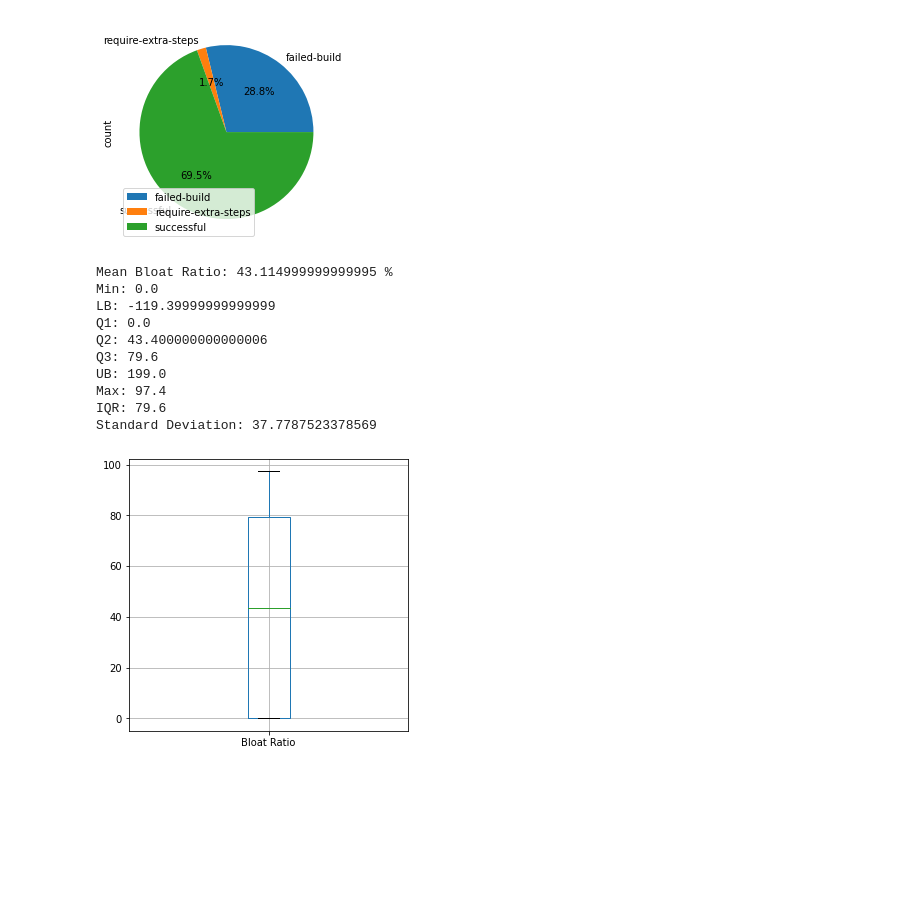
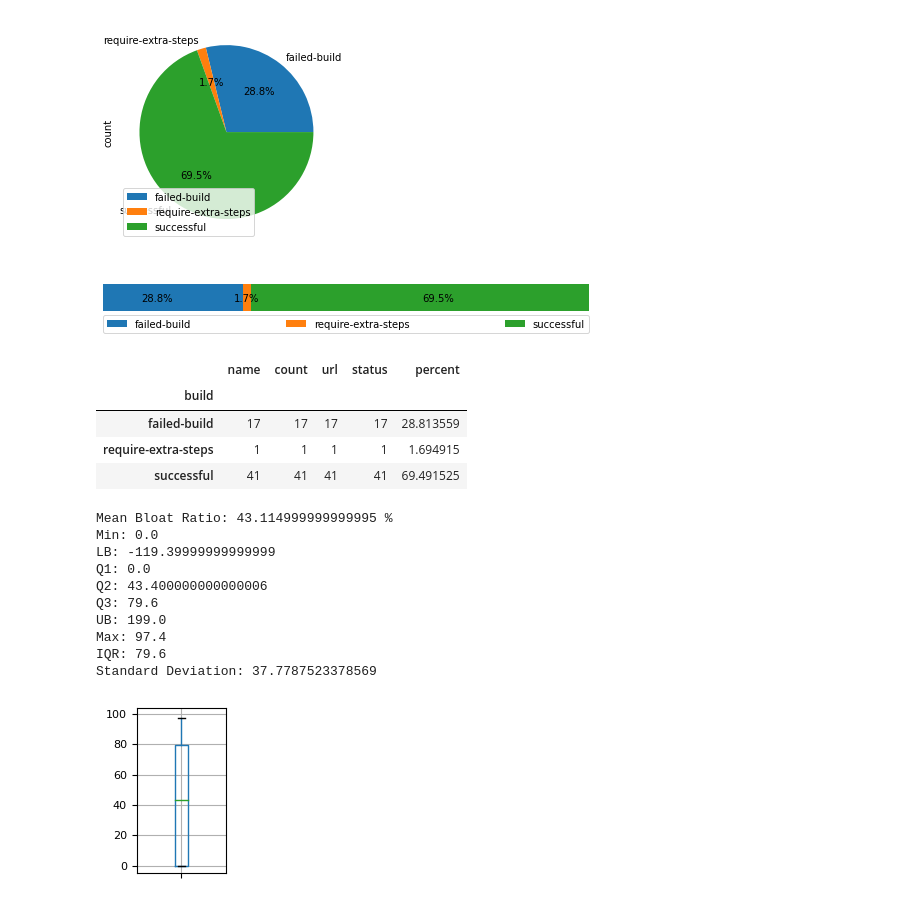
Before and after one commit to filipefigcorreia/hermit-study, a Jupyter notebook: hermit.ipynb, the cells around one changed output. Saved outputs shown, nothing was run; the diff lists cells and outputs as text; code cells hidden in the pictures; blank space fills up the shorter version.

```diff
--- a/hermit.ipynb
+++ b/hermit.ipynb
@@ -56,6 +56,45 @@ status_count.drop(columns=['name', 'url', 'status'])
 plt.savefig('build_pie.pdf', bbox_inches='tight')
 # %% [output]
 [figure]
+# %%
+status_count['percent'] = status_count['count']/status_count['count'].sum() * 100
+status_data = status_count.loc[:,['count','percent']]
+
+status_data
+df = pd.DataFrame(status_data['count'])
+df = df.T
+ax = df.plot.barh(stacked=True, figsize=(8.7,1))
+ax.axis('off')
+cols = int(len(df.columns)/1)
+ax.legend(bbox_to_anchor=(0, -0.15, 1, -0.15), loc='lower left',
+           ncol=cols, mode="expand", borderaxespad=0.)
+ax.margins(0,0)
+fig = ax.get_figure()
+
+
+offset = 0
+percents = status_data['percent'].to_dict().values()
+for i, v in enumerate(list(percents)):
+    lbl = str(round(v,1))+'%'
+    ax.text((offset+v/2)*0.67-len(str(lbl)), -0.06, lbl, color='black')
+    offset += v
+
+fig.savefig('build_bar.pdf', format='pdf', bbox_inches='tight', pad_inches = 0)
+# %% [output]
+[figure, added]
+# %%
+status_count
+# %% [output]
+|  | name | count | url | status | percent |
+| build |  |  |  |  |  |
+| failed-build | 17 | 17 | 17 | 17 | 28.813559 |
+| require-extra-steps | 1 | 1 | 1 | 1 | 1.694915 |
+| successful | 41 | 41 | 41 | 41 | 69.491525 |
+# %%
+from matplotlib import rcParams
+labelsize = 8
+rcParams['ytick.labelsize'] = labelsize
+rcParams['xtick.labelsize'] = labelsize
 # %%
 def calculate_statistics(column):
   min = column.quantile(0.0)
@@ -84,33 +123,37 @@ renamed_evaluations = evaluations_database.rename(columns={
 # %%
 # Bloat Ratio
 
 min, q1, q2, q3, max, iqr, lb, ub, mean, std = calculate_statistics(evaluations_database['bloatRatio'])
 
 print(f"Mean Bloat Ratio: {mean} %")
 print(f"Min: {min}")
 print(f"LB: {lb}")
 print(f"Q1: {q1}")
 print(f"Q2: {q2}")
 print(f"Q3: {q3}")
 print(f"UB: {ub}")
 print(f"Max: {max}")
 print(f"IQR: {iqr}")
 print(f"Standard Deviation: {std}")
 
-renamed_evaluations.boxplot(column=['Bloat Ratio'], figsize=(5, 5))
+fig = plt.figure(figsize=(1.5, 2), dpi=100)
+ax = renamed_evaluations.boxplot(column=['Bloat Ratio'])
+ax.set_ylim([-5,104])
+plt.xticks([1], [''])
+plt.tight_layout()
 plt.savefig('bloat-boxplot.pdf', bbox_inches='tight')
 # %% [output]
 Mean Bloat Ratio: 43.114999999999995 %
 Min: 0.0
 LB: -119.39999999999999
 Q1: 0.0
 Q2: 43.400000000000006
 Q3: 79.6
 UB: 199.0
 Max: 97.4
 IQR: 79.6
 Standard Deviation: 37.7787523378569
-[figure, old version]
+[figure, new version]
 # %%
 # Missed Dependencies Ratio
 
```
Also changed, not shown: parts of 6 cells of this notebook.
